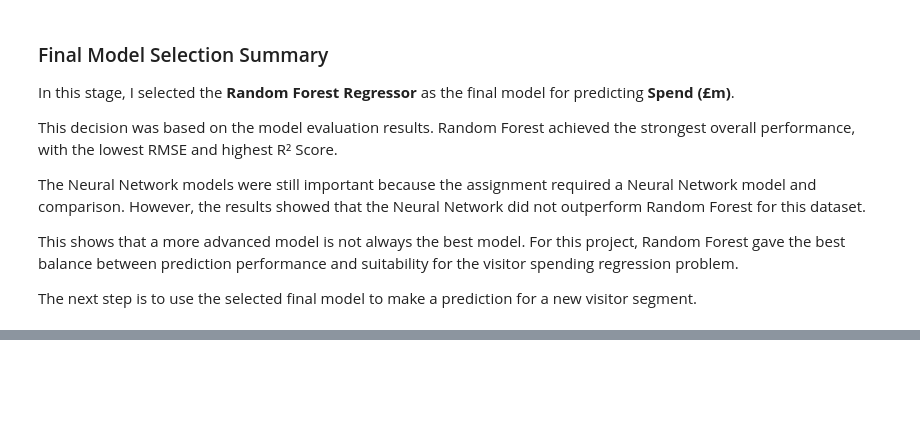
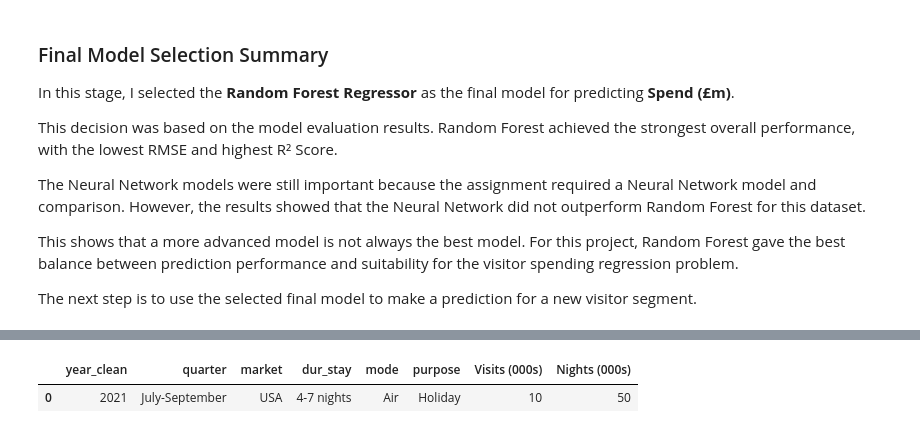
Before and after one commit to ThiagoGoncos/CCT-machine-learning-neural-network-sentiment-analysis, a Jupyter notebook: ThiagoGoncalves_ML_CA2.ipynb, the cells around one changed output, grey strips where cells are left out. Cells and saved outputs as stored; diff of their text form; code cells hidden in the pictures; blank space fills up the shorter version.

```diff
--- a/ThiagoGoncalves_ML_CA2.ipynb
+++ b/ThiagoGoncalves_ML_CA2.ipynb
@@ -2568,0 +2598,18 @@ The next step is to use the selected final model to make a prediction for a new
+# %%
+# Create a new visitor segment
+new_visitor_segment = pd.DataFrame({
+    "year_clean": [2021],
+    "quarter": ["July-September"],
+    "market": ["USA"],
+    "dur_stay": ["4-7 nights"],
+    "mode": ["Air"],
+    "purpose": ["Holiday"],
+    "Visits (000s)": [10],
+    "Nights (000s)": [50]
+})
+
+# Display the new visitor segment
+new_visitor_segment
+# %% [output]
+|  | year_clean | quarter | market | dur_stay | mode | purpose | Visits (000s) | Nights (000s) |
+| 0 | 2021 | July-September | USA | 4-7 nights | Air | Holiday | 10 | 50 |
```
Also changed, not shown: parts of 10 cells of this notebook.
